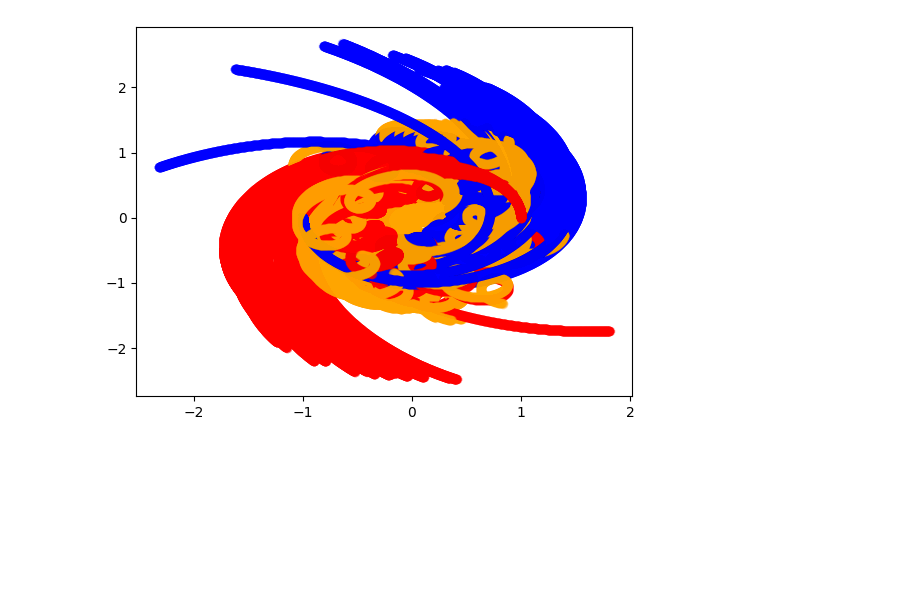
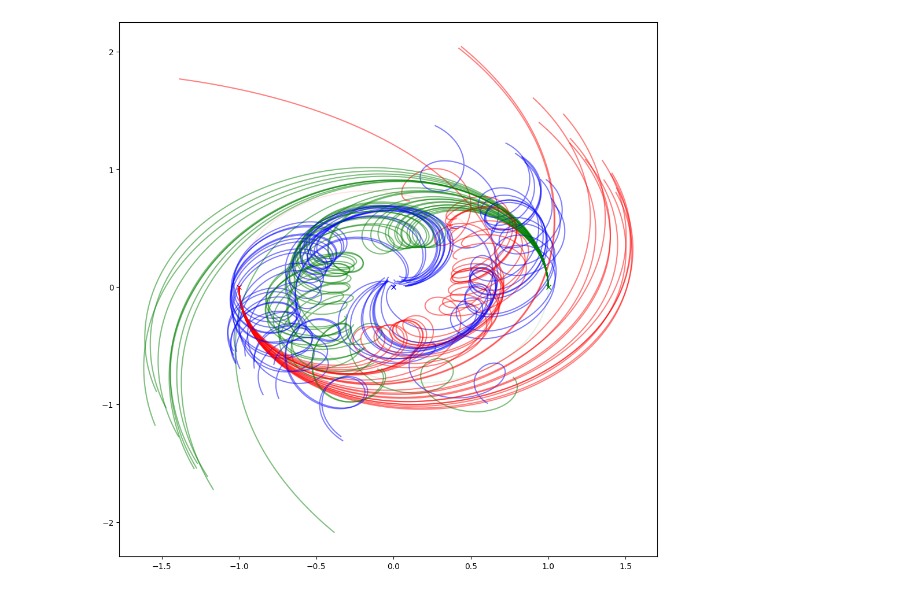
Before and after one commit to wastjohn/ThreeBodyProblemVis, a Jupyter notebook: ThreeBodyVis.ipynb, the cells around one changed output. Saved outputs shown, nothing was run; the diff lists cells and outputs as text; code cells hidden in the pictures; blank space fills up the shorter version.

```diff
--- a/ThreeBodyVis.ipynb
+++ b/ThreeBodyVis.ipynb
@@ -167,5 +4,0 @@ def plot3Body(p1: tuple, p2: tuple, p3: tuple, v1: tuple, v2: tuple, v3: tuple,
-# %%
-p, df = plot3Body((-1, 0), (1, 0), (0, 0), (0.347113, 0.532727), (0.347113, 0.532727), (-0.694226, -1.065454), 0.001, 60)
-# q, df2 = plot3Body((-1, 0), (1, 0), (0, 0), (0.405043, 0.492281), (0.405043, 0.492281), (-0.810086, -0.984562), 0.001, 80, 2)
-plt.show()
-df
@@ -428,14 +278,0 @@ t3.clear()
-# %%
-import math
-import random
-
-def perterbations(N):
-    positions = []
-    for i in range(N):
-        x = random.randrange(-1000, 1000, 1) / 10000
-        y = random.randrange(0, 1000, 1) / 10000
-        if x**2 + y**2 <= 1:
-            positions.append((x, y))
-    return positions
-
-perterbations(10)
@@ -467,24 +279,23 @@ plt.scatter(x, y)
 # %%
-mid_pos = perterbations(100)
+mid_pos = perterbations(25)
 
 p = np.array([-1, 1, 0, 0, 0, 0, 0, 0, 0, -1, 1, 0])
-d = heun(p, 100, 0.001)
+d = heun(p, 5000, 0.001)
 plt.figure(1, figsize=(12, 12))
-plt.scatter(d['P1: X Position'][0], d['P1: Y Position'][0], c='blue', marker='x', label='Earth')
-plt.scatter(d['P2: X Position'][0], d['P2: Y Position'][0], c='red', marker='x',label='Mars')
-plt.scatter(d['P3: X Position'][0], d['P3: Y Position'][0], c='orange', marker='x', label='Venus')
-plt.scatter(d['P1: X Position'], d['P1: Y Position'], c='blue', alpha=0.1, label='Earth')
-plt.scatter(d['P2: X Position'], d['P2: Y Position'], c='red', alpha=0.1, label='Mars')
-plt.scatter(d['P3: X Position'], d['P3: Y Position'], c='orange', alpha=0.1, label='Venus')
+plt.plot(d['P1: X Position'][0], d['P1: Y Position'][0], c='red', marker='x', label='Earth')
+plt.plot(d['P2: X Position'][0], d['P2: Y Position'][0], c='green', marker='x',label='Mars')
+plt.plot(d['P3: X Position'][0], d['P3: Y Position'][0], c='blue', marker='x', label='Venus')
+plt.plot(d['P1: X Position'], d['P1: Y Position'], c='red', alpha=0.1, label='Earth')
+plt.plot(d['P2: X Position'], d['P2: Y Position'], c='green', alpha=0.1, label='Mars')
+plt.plot(d['P3: X Position'], d['P3: Y Position'], c='blue', alpha=0.1, label='Venus')
 
 for x, y in mid_pos:
     p = np.array([-1, 1, x, 0, 0, y, 0, 0, 0, -1, 1, 0])
-    d = heun(p, 6000, 0.001)
-    plt.scatter(d['P1: X Position'], d['P1: Y Position'], c='blue', alpha=0.1)
-    plt.scatter(d['P2: X Position'], d['P2: Y Position'], c='red', alpha=0.1)
-    plt.scatter(d['P3: X Position'], d['P3: Y Position'], c='orange', alpha=0.1)
+    d = heun(p, 5000, 0.001)
+    plt.plot(d['P1: X Position'], d['P1: Y Position'], c='red', alpha=0.5)
+    plt.plot(d['P2: X Position'], d['P2: Y Position'], c='green', alpha=0.5)
+    plt.plot(d['P3: X Position'], d['P3: Y Position'], c='blue', alpha=0.5)
 
-# plt.legend()
 plt.show()
 # %% [output]
-[figure, old version]
+[figure, new version]
```
Also changed, not shown: parts of 17 cells of this notebook.
